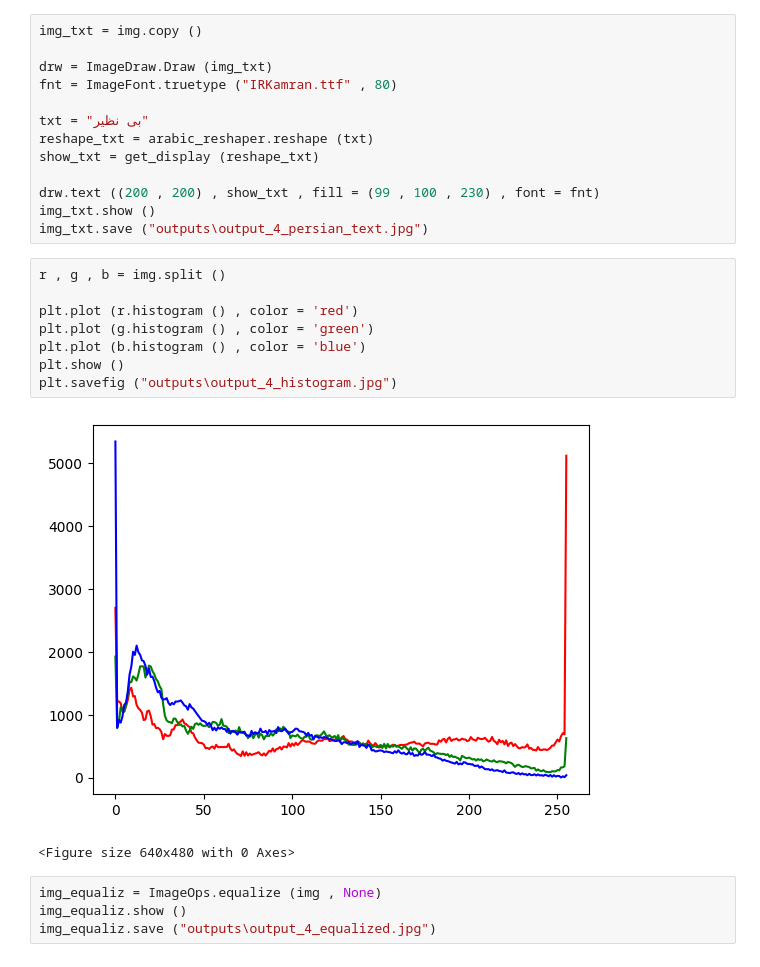
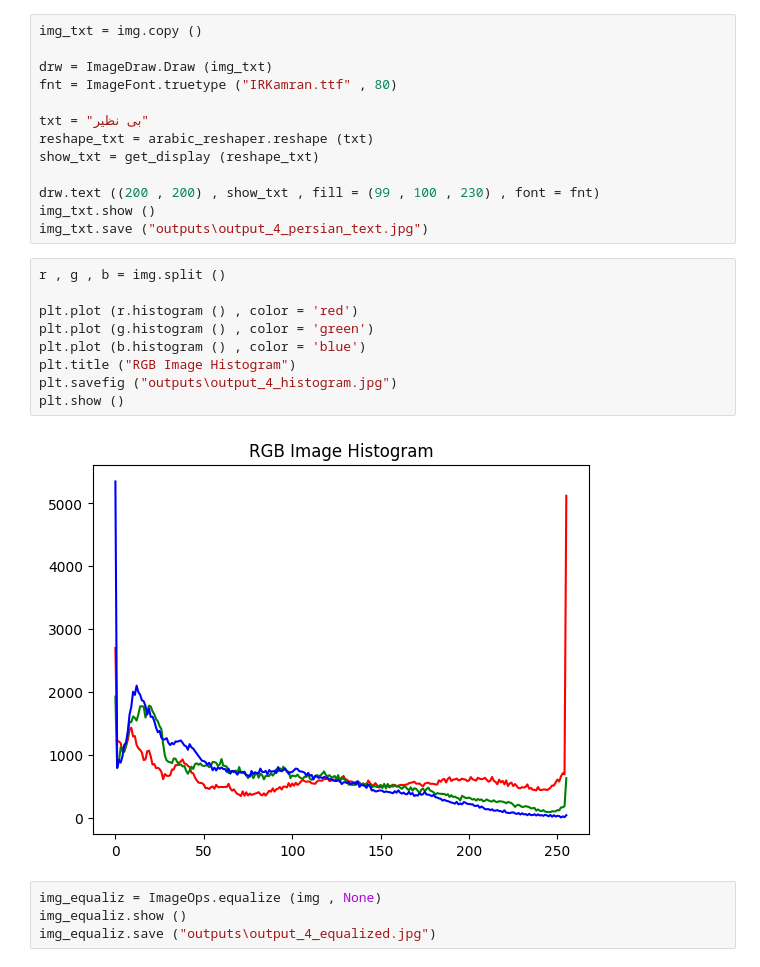
Before and after one commit to TaRa1999R/Image_Processing, a Jupyter notebook: assignment35/4.ipynb, the cells around one changed output. Cells and saved outputs as stored; diff of their text form.

Commit message:
Image_Processing

```diff
--- a/assignment35/4.ipynb
+++ b/assignment35/4.ipynb
@@ -22,14 +22,14 @@ img_txt.save ("outputs\output_4_persian_text.jpg")
 # %%
 r , g , b = img.split ()
 
 plt.plot (r.histogram () , color = 'red')
 plt.plot (g.histogram () , color = 'green')
 plt.plot (b.histogram () , color = 'blue')
+plt.title ("RGB Image Histogram")
+plt.savefig ("outputs\output_4_histogram.jpg")
 plt.show ()
-plt.savefig ("outputs\output_4_histogram.jpg")
 # %% [output]
-[figure, old version]
+[figure, new version]
-<Figure size 640x480 with 0 Axes>
 # %%
 img_equaliz = ImageOps.equalize (img , None)
 img_equaliz.show ()
```
Also changed, not shown: parts of 1 cell of this notebook, 4 other files.
